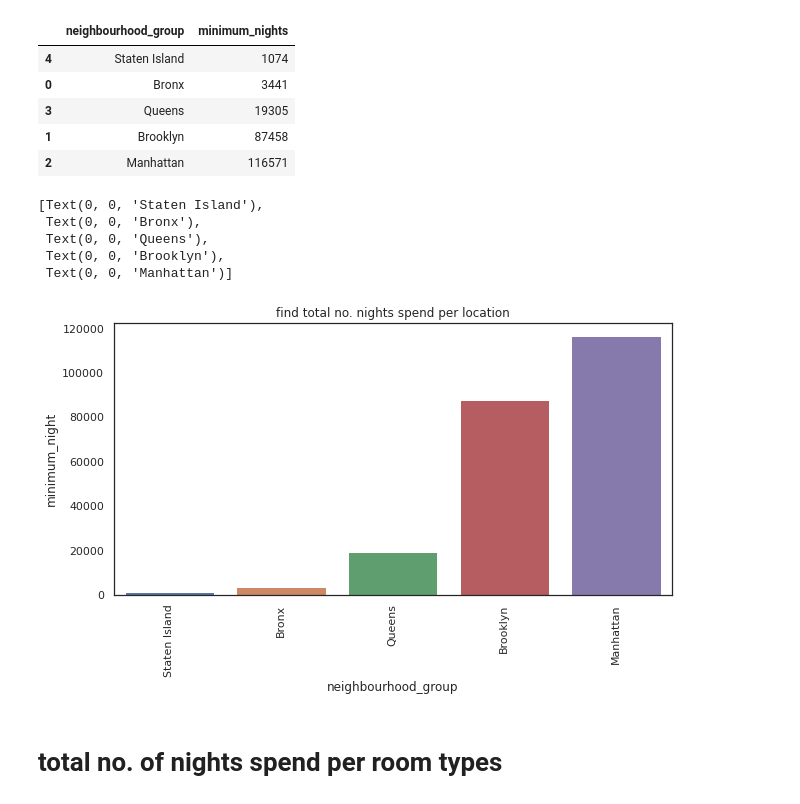
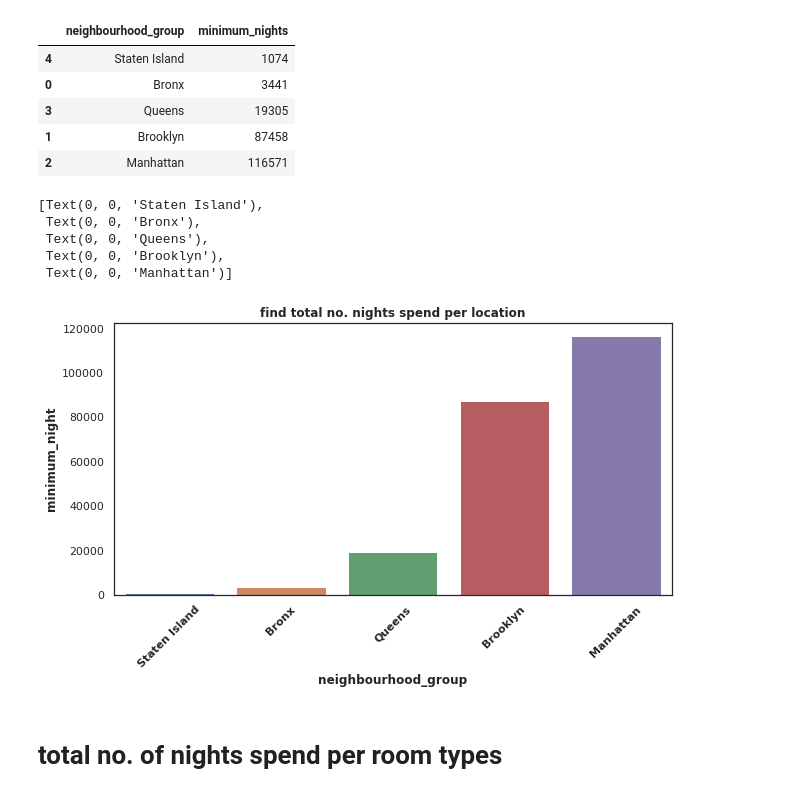
Before and after one commit to suloymandal9/Airbnb--data--analysis, a Jupyter notebook: airbnb.ipynb, the cells around one changed output. Saved outputs shown, nothing was run; the diff lists cells and outputs as text; code cells hidden in the pictures.

```diff
--- a/airbnb.ipynb
+++ b/airbnb.ipynb
@@ -179,20 +179,20 @@ final_nights.head()
 # %%
 # visualization of total no. nights spend per location using seaborn
 sns.set(rc={'figure.figsize':(10,5)})
 sns.set_style('white')
-abc= sns.barplot(x='neighbourhood_group',y='minimum_nights', data = final_nights)
-abc.set_title('find total no. nights spend per location')
-abc.set_ylabel('minimum_night')
-abc.set_xlabel('neighbourhood_group')
+abc= sns.barplot(x='neighbourhood_group',y='minimum_nights',data = final_nights)
+abc.set_title('find total no. nights spend per location', Weight='bold')
+abc.set_ylabel('minimum_night', Weight='bold')
+abc.set_xlabel('neighbourhood_group', Weight='bold')
 
-abc.set_xticklabels(abc.get_xticklabels(),rotation = 90)
+abc.set_xticklabels(abc.get_xticklabels(),Weight='bold',rotation = 45)
 # %% [output]
 [Text(0, 0, 'Staten Island'),
  Text(0, 0, 'Bronx'),
  Text(0, 0, 'Queens'),
  Text(0, 0, 'Brooklyn'),
  Text(0, 0, 'Manhattan')]
-[figure, old version]
+[figure, new version]
 # %% [markdown]
 # total no. of nights spend per room types
 # %%
```
Also changed, not shown: parts of 3 cells of this notebook.
